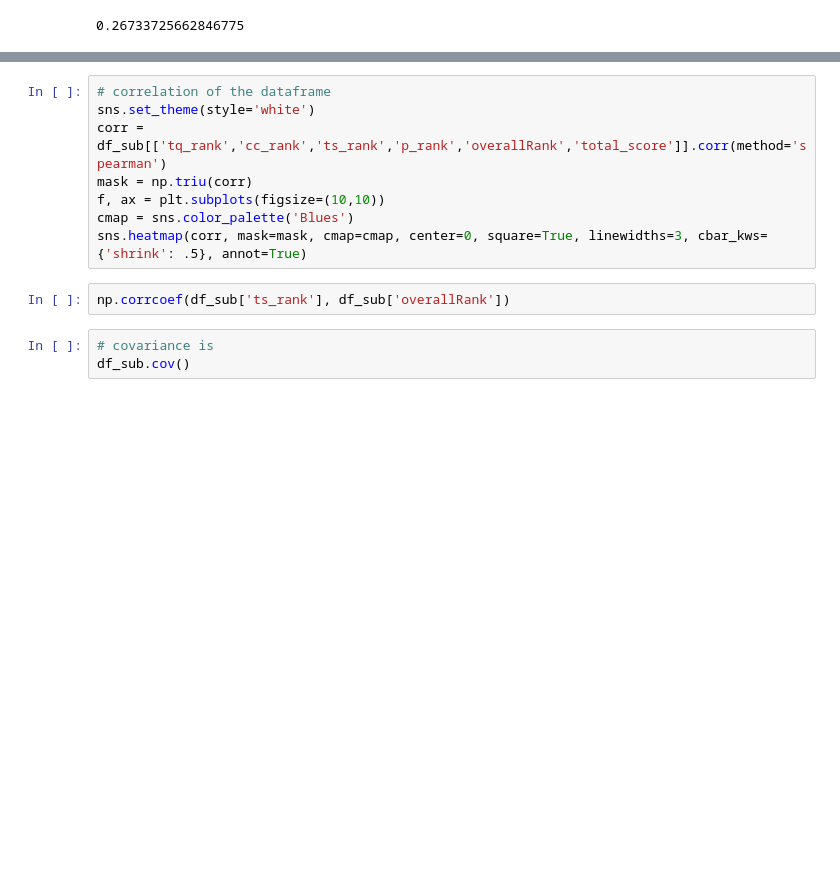
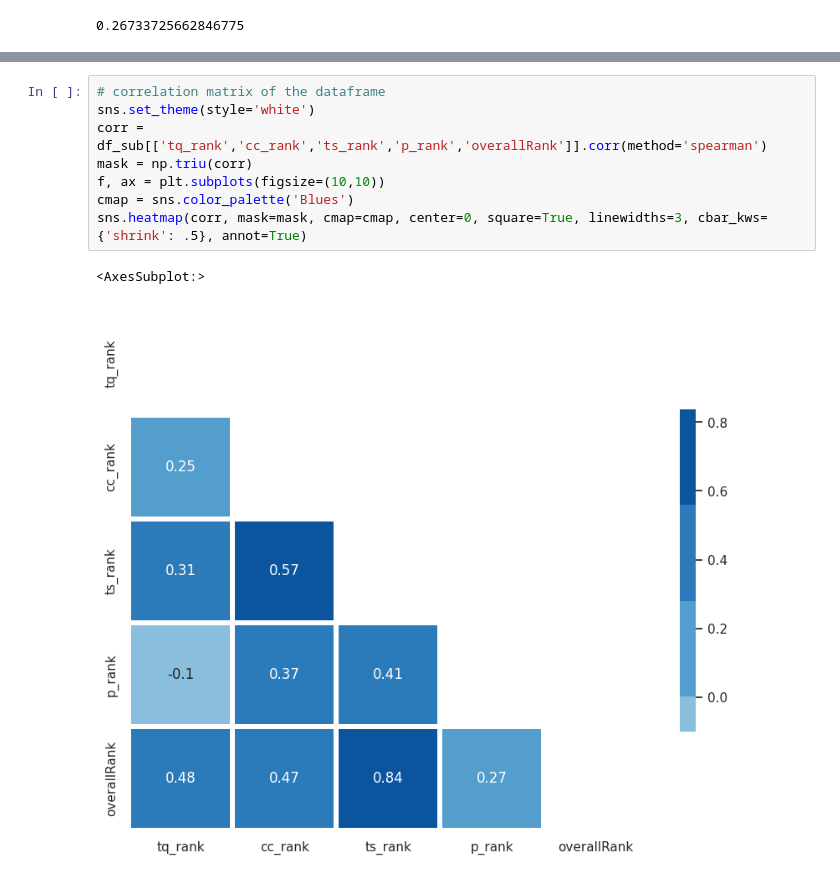
Before and after one commit to bdolor/sec-prediction, a Jupyter notebook: swu.ipynb, the cells around one changed output, grey strips where cells are left out. Saved outputs shown, nothing was run; the diff lists cells and outputs as text; blank space fills up the shorter version.

```diff
--- a/swu.ipynb
+++ b/swu.ipynb
@@ -432,13 +433,11 @@ sns.pairplot(df_sub, kind='reg')
 # %%
-# correlation of the dataframe
+# correlation matrix of the dataframe
 sns.set_theme(style='white')
-corr = df_sub[['tq_rank','cc_rank','ts_rank','p_rank','overallRank','total_score']].corr(method='spearman')
+corr = df_sub[['tq_rank','cc_rank','ts_rank','p_rank','overallRank']].corr(method='spearman')
 mask = np.triu(corr)
 f, ax = plt.subplots(figsize=(10,10))
 cmap = sns.color_palette('Blues')
 sns.heatmap(corr, mask=mask, cmap=cmap, center=0, square=True, linewidths=3, cbar_kws={'shrink': .5}, annot=True)
+# %% [output]
+<AxesSubplot:>
+[figure, added]
-# %%
-np.corrcoef(df_sub['ts_rank'], df_sub['overallRank'])
-# %%
-# covariance is
-df_sub.cov()
```
Also changed, not shown: parts of 15 cells of this notebook, 1 other file.
